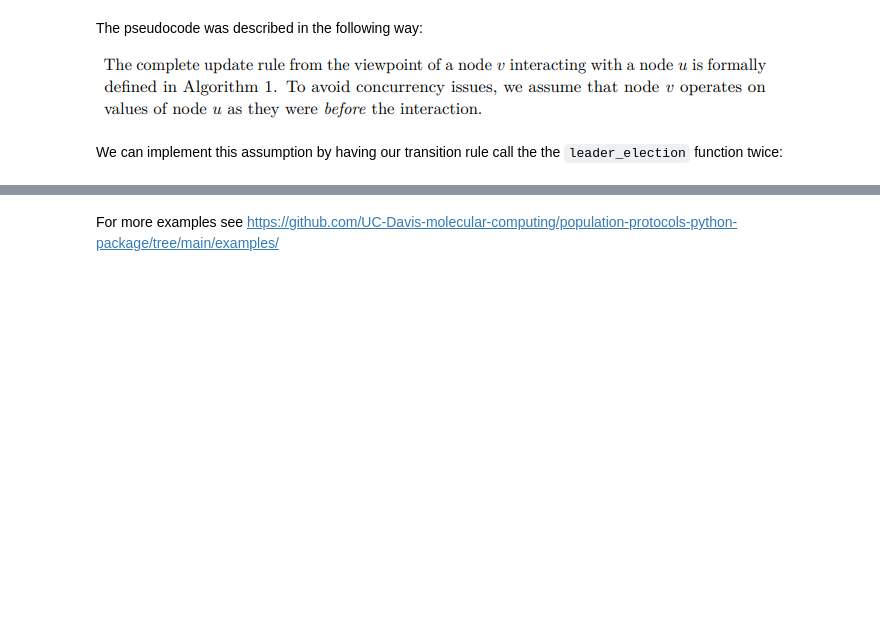
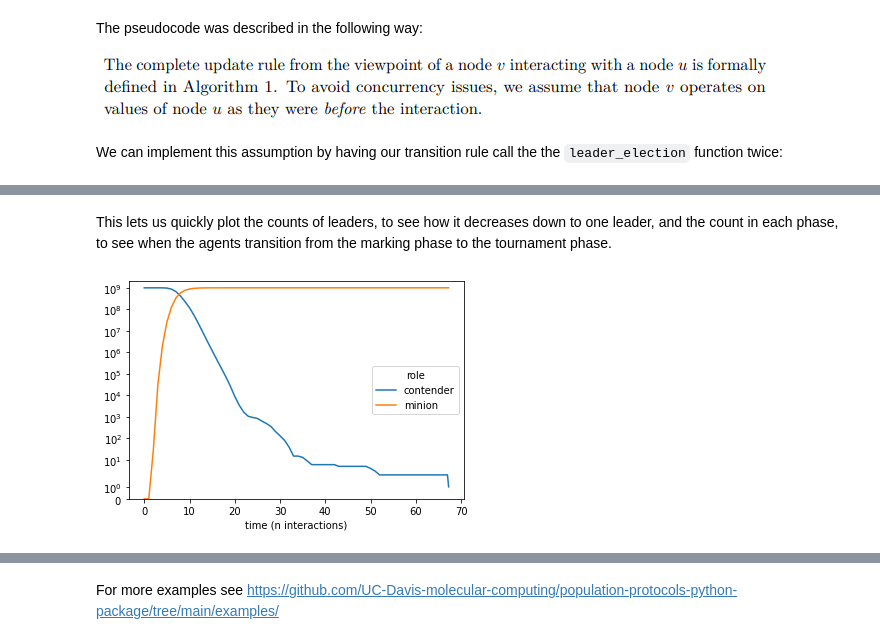
Before and after one commit to UC-Davis-molecular-computing/ppsim, a Jupyter notebook: README.ipynb, the cells around one changed output, grey strips where cells are left out. Drawn from its saved outputs; the diff is of its cells as text; code cells hidden in the pictures; blank space fills up the shorter version.

```diff
--- a/README.ipynb
+++ b/README.ipynb
@@ -339,0 +343,7 @@ len(sim.state_list)
+# %%
+n = 10 ** 9
+sim = Simulation({Agent(): n}, transition, loglogn=int(np.log2(np.log2(n))), Ulogn= u * int(np.log2(n)))
+def one_leader(config):
+    leader_states = [state for state in config.keys() if state.role == 'contender']
+    return len(leader_states) == 1 and config[leader_states[0]] == 1
+sim.run(one_leader)
@@ -340,3 +354,3 @@ len(sim.state_list)
 # %%
-sim.run()
+sim.history
 # %% [output]
@@ -345,7 +374,0 @@ KeyboardInterrupt:
-# %%
-contenders = StatePlotter(lambda a: a.counter if a.role == 'contender' else None, yscale='symlog')
-minions = StatePlotter(lambda a: a.counter if a.role == 'minion' else None, yscale='symlog')
-sim.add_snapshot(contenders)
-sim.add_snapshot(minions)
-contenders.fig.suptitle('Contenders')
-contenders.ax.tick_params(axis='x', labelsize = 5)
@@ -372,0 +416,9 @@ sim.config_dict
+# %% [markdown]
+This lets us quickly plot the counts of leaders, to see how it decreases down to one leader, and the count in each phase, to see when the agents transition from the marking phase to the tournament phase.
+# %%
+sim.history.groupby('role', axis=1).sum().plot()
+plt.yscale('symlog')
+plt.ylim(0, 2*n)
+plt.show()
+# %% [output]
+[figure, added]
```
Also changed, not shown: parts of 28 cells of this notebook, 14 other files.
